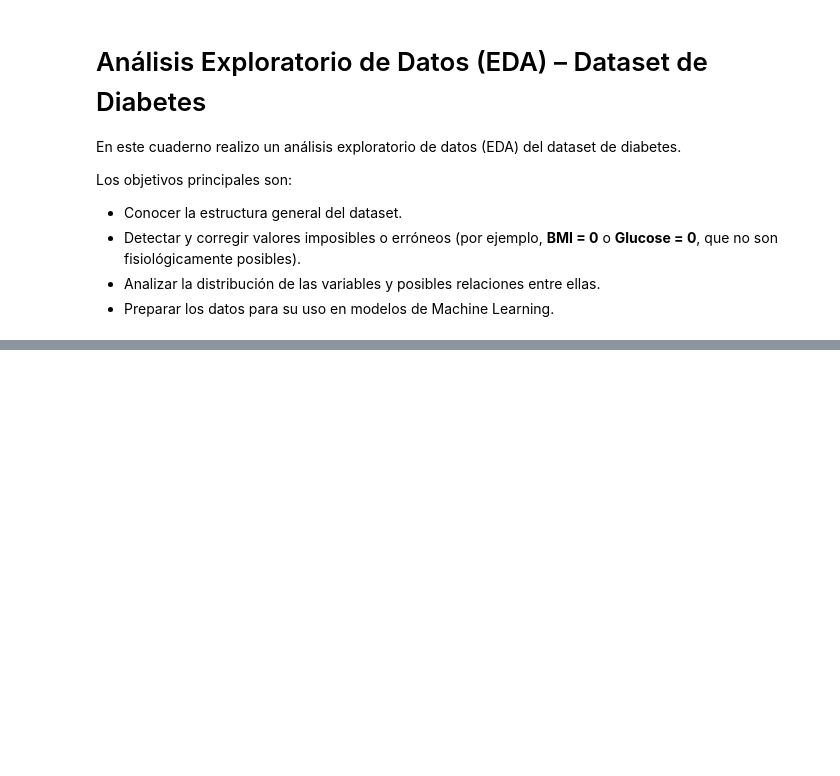
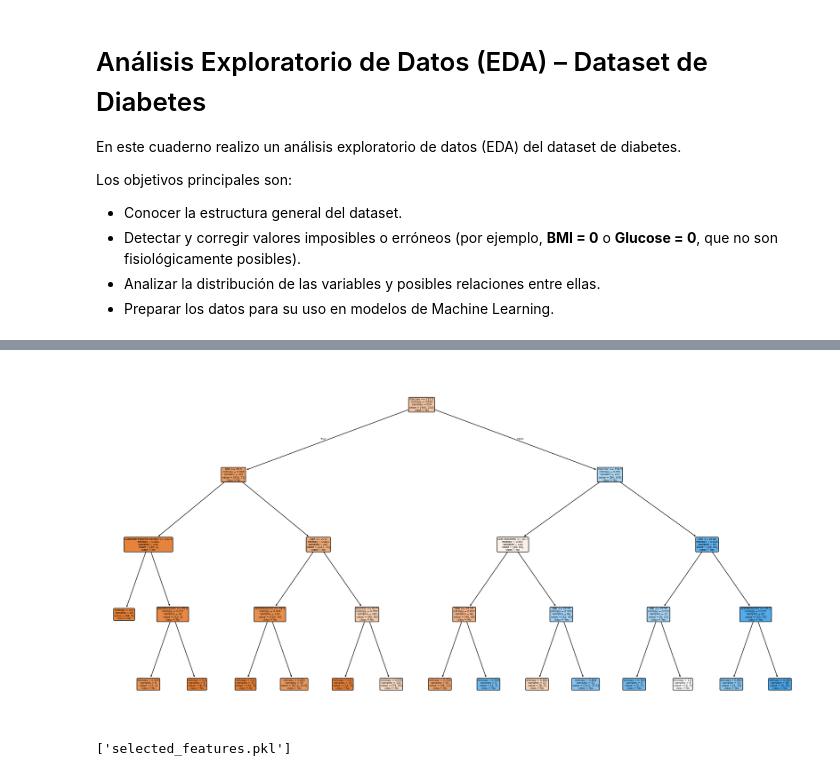
Before and after one commit to 4GeeksAcademy/dori1888-intro-ml, a Jupyter notebook: src/04-decission-tree.ipynb, the cells around one changed output, grey strips where cells are left out. Cells and saved outputs as stored; diff of their text form; code cells hidden in the pictures; blank space fills up the shorter version.

```diff
--- a/src/04-decission-tree.ipynb
+++ b/src/04-decission-tree.ipynb
@@ -541,0 +89,6 @@ Finalmente, la visualización del árbol facilita comprender las reglas principa
+# %%
+# ELIMINAR INSULIN (>40% FALTANTES)
+if df["Insulin"].isna().mean() > 0.40:
+    df = df.drop(columns=["Insulin"])
+    cols_zero_as_nan.remove("Insulin")
+    print("Insulin eliminada por >40% valores faltantes")
@@ -541,0 +162,27 @@ Finalmente, la visualización del árbol facilita comprender las reglas principa
+# %%
+# TRAIN / TEST CON FEATURES SELECCIONADAS
+X_sel = X[selected_features]
+
+X_train, X_test, y_train, y_test = train_test_split(
+    X_sel, y, test_size=0.2, random_state=42, stratify=y
+)
+# %%
+# GRIDSEARCHCV FINAL
+param_grid = {
+    "max_depth": [2,3,4,5,None],
+    "min_samples_leaf": [1,2,4,8],
+    "criterion": ["gini","entropy"]
+}
+
+grid = GridSearchCV(
+    DecisionTreeClassifier(random_state=42),
+    param_grid,
+    cv=cv,
+    scoring="f1",
+    n_jobs=-1
+)
+
+grid.fit(X_train, y_train)
+best_model = grid.best_estimator_
+
+grid.best_params_
@@ -541,0 +212,21 @@ Finalmente, la visualización del árbol facilita comprender las reglas principa
+# %%
+# PLOT DEL ÁRBOL
+plt.figure(figsize=(24,12))
+plot_tree(
+    best_model,
+    feature_names=selected_features,
+    class_names=["No","Yes"],
+    filled=True,
+    rounded=True,
+    max_depth=4
+)
+plt.show()
+# %% [output]
+[figure, added]
+# %%
+# GUARDAR MODELO
+
+joblib.dump(best_model, "best_decision_tree.pkl")
+joblib.dump(list(selected_features), "selected_features.pkl")
+# %% [output]
+['selected_features.pkl']
```
Also changed, not shown: parts of 48 cells of this notebook, 2 other files.
